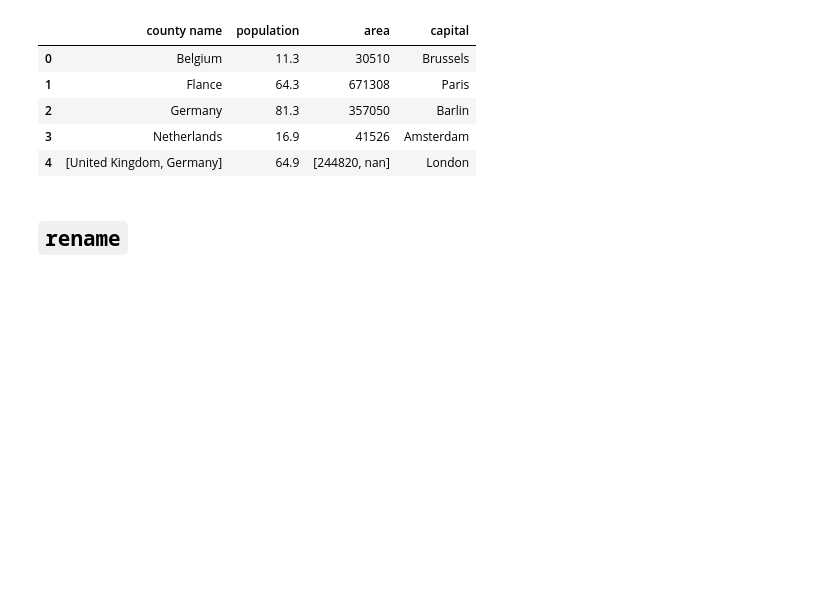
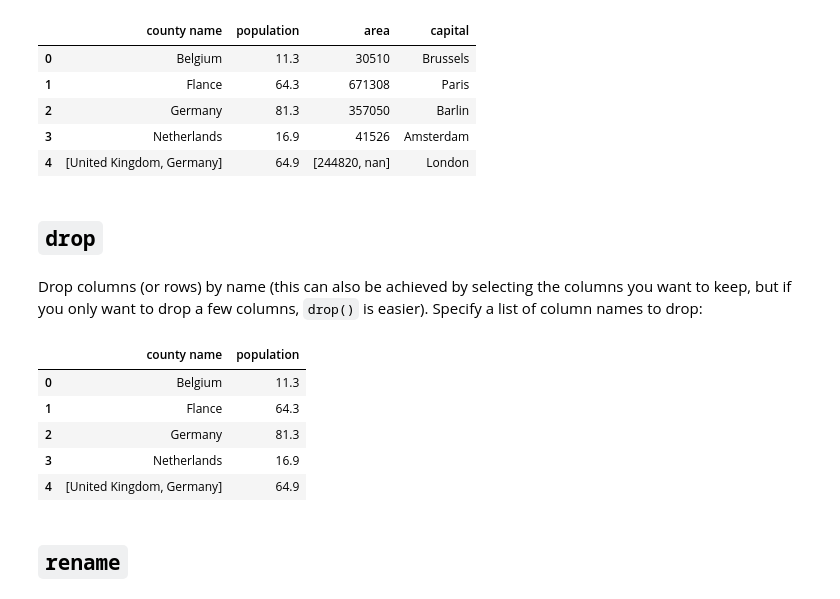
Before and after one commit to jorisvandenbossche/course-python-data, a Jupyter notebook: notebooks/pandas_data_cleaning.ipynb, the cells around one changed output. Saved outputs shown, nothing was run; the diff lists cells and outputs as text; code cells hidden in the pictures; blank space fills up the shorter version.

```diff
--- a/notebooks/pandas_data_cleaning.ipynb
+++ b/notebooks/pandas_data_cleaning.ipynb
@@ -37,6 +38,19 @@ countries
 | 2 | Germany | 81.3 | 357050 | Barlin |
 | 3 | Netherlands | 16.9 | 41526 | Amsterdam |
 | 4 | [United Kingdom, Germany] | 64.9 | [244820, nan] | London |
+# %% [markdown]
+## `drop`
+# %% [markdown]
+Drop columns (or rows) by name (this can also be achieved by selecting the columns you want to keep, but if you only want to drop a few columns, `drop()` is easier). Specify a list of column names to drop:
+# %%
+countries.drop(columns=["area", "capital"])
+# %% [output]
+|  | county name | population |
+| 0 | Belgium | 11.3 |
+| 1 | Flance | 64.3 |
+| 2 | Germany | 81.3 |
+| 3 | Netherlands | 16.9 |
+| 4 | [United Kingdom, Germany] | 64.9 |
 # %% [markdown]
 ## `rename`
 # %% [markdown]
```
Also changed, not shown: parts of 16 cells of this notebook, 1 other file.
